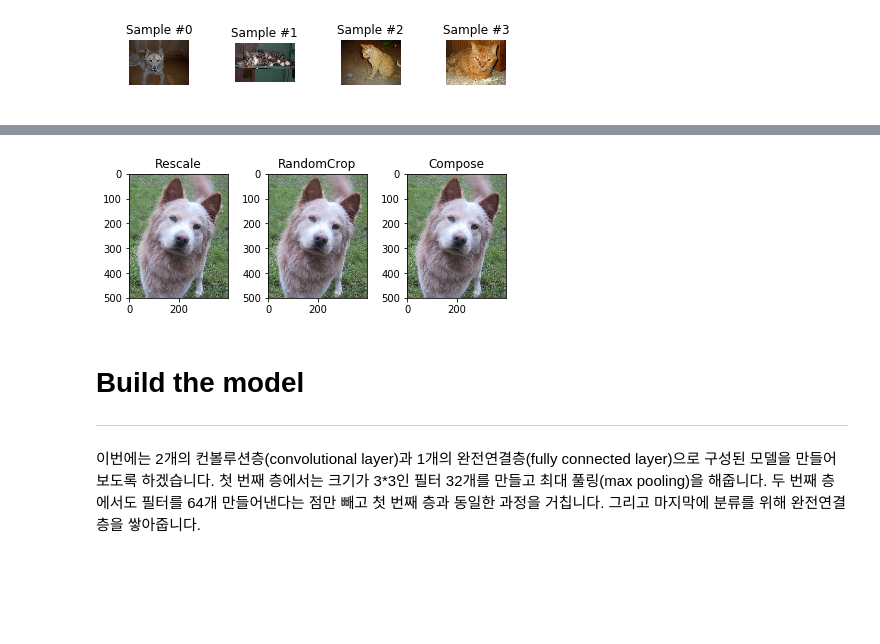
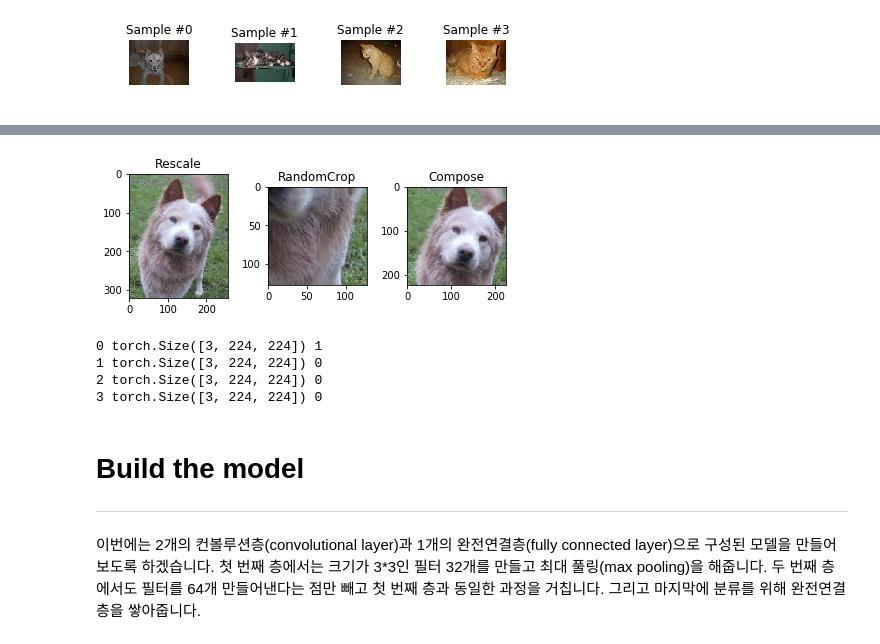
Before and after one commit to burgerphilia/machine-learing-basics, a Jupyter notebook: cnn_with_pytorch.ipynb, the cells around one changed output, grey strips where cells are left out. Cells and saved outputs as stored; diff of their text form; code cells hidden in the pictures; blank space fills up the shorter version.

```diff
--- a/cnn_with_pytorch.ipynb
+++ b/cnn_with_pytorch.ipynb
@@ -46,7 +46,11 @@ plt.imshow(io.imread('./data/train/cat.0.jpg'))
 # %%
 from os.path import join, isfile
 from os import listdir
+from sklearn.preprocessing import LabelEncoder
 
 image_list = np.array([[f, f[:3] ]for f in listdir('./data/train/') if isfile(join('./data/train/', f))])
-image_list[:,0].tolist()
+label = image_list[:,1]
+label_encoder = LabelEncoder()
+label = label_encoder.fit_transform(label)
+type(label)
 # %% [output]
@@ -72,14 +60,17 @@ image_list[:,0].tolist()
 # %%
 from os import listdir
 from os.path import join, isfile
+from sklearn.preprocessing import LabelEncoder
 from torch.utils.data import Dataset, DataLoader
 
 class CatDogDataset(Dataset):
     def __init__(self, data_path, transform=None):
-        lst = np.array([[f, f[:3] ]for f in listdir(data_path) if isfile(join(data_path, f))])
+        data = np.array([[f, f[:3] ]for f in listdir(data_path) if isfile(join(data_path, f))])
+        lable_encoder = LabelEncoder()
+
         self.data_path = data_path
-        self.image_list = lst[:,0].tolist()
-        self.label_list = lst[:,1].tolist()
+        self.image_list = data[:,0]
+        self.label_list = label_encoder.fit_transform(data[:,1])
         self.transform = transform
 
     def __len__(self):
@@ -177,20 +172,40 @@ class ToTensor(object):
 # %%
 from torchvision import transforms, utils
 
 scale = Rescale(256)
 crop = RandomCrop(128)
 composed = transforms.Compose([Rescale(256), RandomCrop(224)])
 
 fig = plt.figure()
 sample = dataset[756]
 for i, tsfrm in enumerate([scale, crop, composed]):
     transformed_sample = tsfrm(sample)
 
     ax = plt.subplot(1, 3, i + 1)
     plt.tight_layout()
     ax.set_title(type(tsfrm).__name__)
-    plt.imshow(sample['image'])
+    plt.imshow(transformed_sample['image'])
 
 plt.show()
 # %% [output]
-[figure, old version]
+[figure, new version]
+# %%
+transformed_dataset = CatDogDataset(data_path='./data/train/',
+                                    transform=transforms.Compose([
+                                        Rescale(256),
+                                        RandomCrop(224),
+                                        ToTensor()
+                                    ]))
+
+for i in range(len(transformed_dataset)):
+    sample = transformed_dataset[i]
+
+    print(i, sample['image'].size(), sample['label'])
+
+    if i == 3:
+        break
+# %% [output]
+0 torch.Size([3, 224, 224]) 1
+1 torch.Size([3, 224, 224]) 0
+2 torch.Size([3, 224, 224]) 0
+3 torch.Size([3, 224, 224]) 0
```
Also changed, not shown: parts of 13 cells of this notebook.
